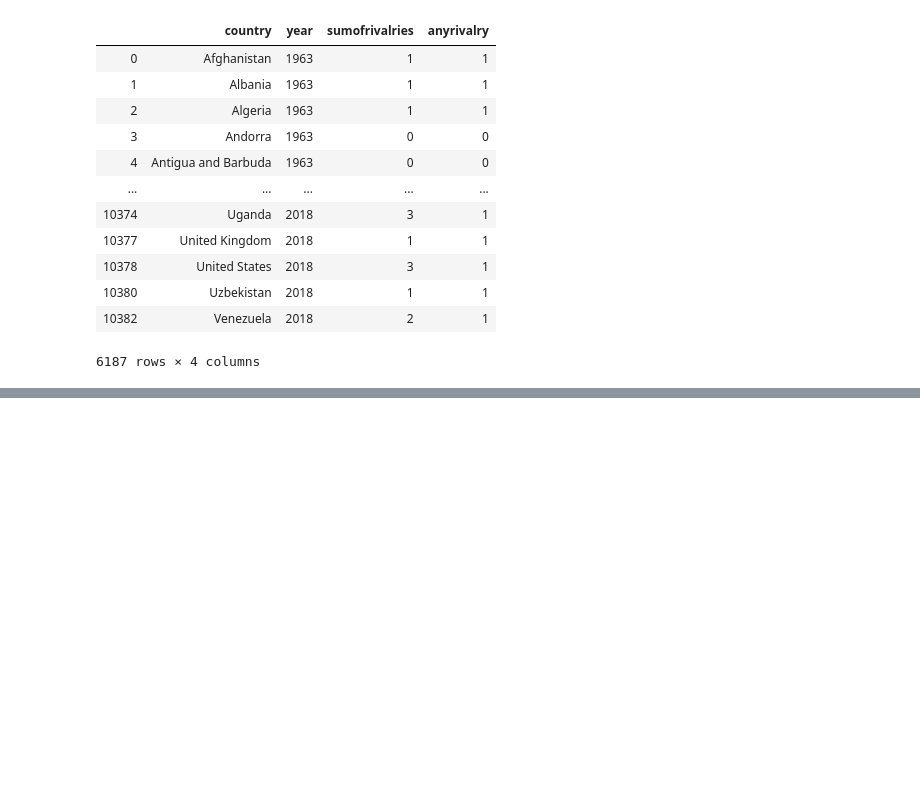
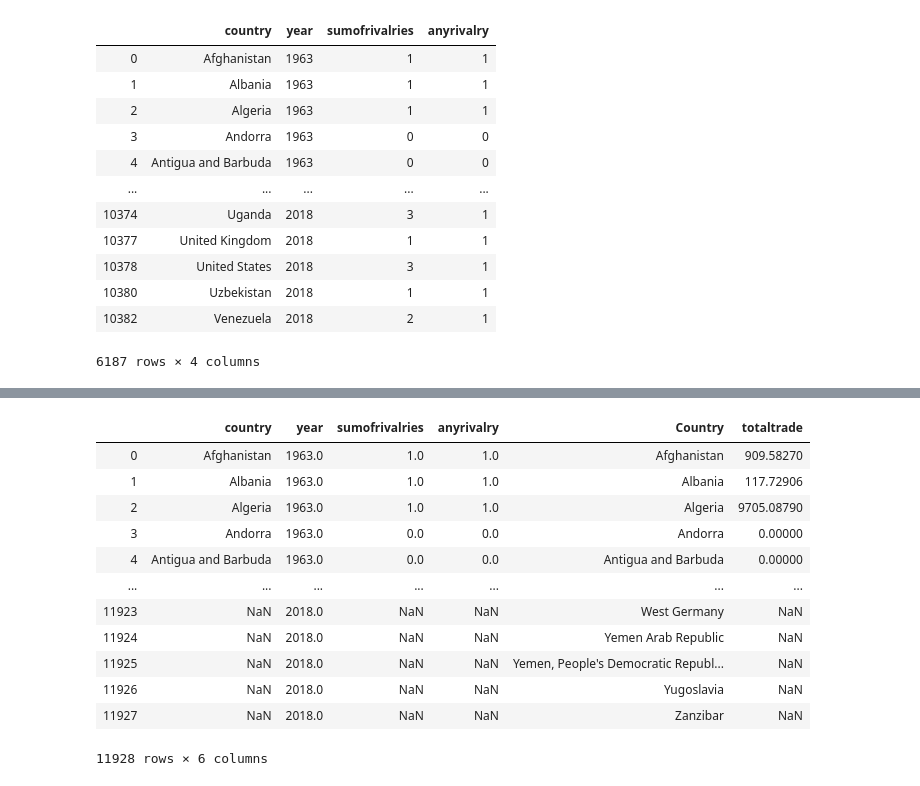
Before and after one commit to PardeeCenter/Python-Skills-Workshop, a Jupyter notebook: Session 2.3 Load Data with Pandas.ipynb, the cells around one changed output, grey strips where cells are left out. Saved outputs shown, nothing was run; the diff lists cells and outputs as text; code cells hidden in the pictures; blank space fills up the shorter version.

```diff
--- a/Session 2.3 Load Data with Pandas.ipynb
+++ b/Session 2.3 Load Data with Pandas.ipynb
@@ -106,0 +161,16 @@ rival[ ~( (rival.year>=1990) & (rival.anyrivalry==0) ) ]
+# %%
+pd.merge( left=rival, right= trade_long, left_on= ["country","year"], right_on= ["Country", "year"], how="outer" )
+# %% [output]
+|  | country | year | sumofrivalries | anyrivalry | Country | totaltrade |
+| 0 | Afghanistan | 1963.0 | 1.0 | 1.0 | Afghanistan | 909.58270 |
+| 1 | Albania | 1963.0 | 1.0 | 1.0 | Albania | 117.72906 |
+| 2 | Algeria | 1963.0 | 1.0 | 1.0 | Algeria | 9705.08790 |
+| 3 | Andorra | 1963.0 | 0.0 | 0.0 | Andorra | 0.00000 |
+| 4 | Antigua and Barbuda | 1963.0 | 0.0 | 0.0 | Antigua and Barbuda | 0.00000 |
+| ... | ... | ... | ... | ... | ... | ... |
+| 11923 | NaN | 2018.0 | NaN | NaN | West Germany | NaN |
+| 11924 | NaN | 2018.0 | NaN | NaN | Yemen Arab Republic | NaN |
+| 11925 | NaN | 2018.0 | NaN | NaN | Yemen, People's Democratic Republ... | NaN |
+| 11926 | NaN | 2018.0 | NaN | NaN | Yugoslavia | NaN |
+| 11927 | NaN | 2018.0 | NaN | NaN | Zanzibar | NaN |
+11928 rows × 6 columns
```
Also changed, not shown: parts of 8 cells of this notebook, 1 other file.
